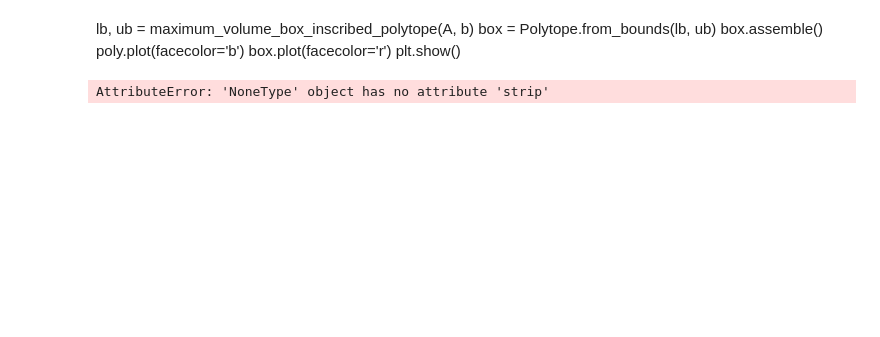
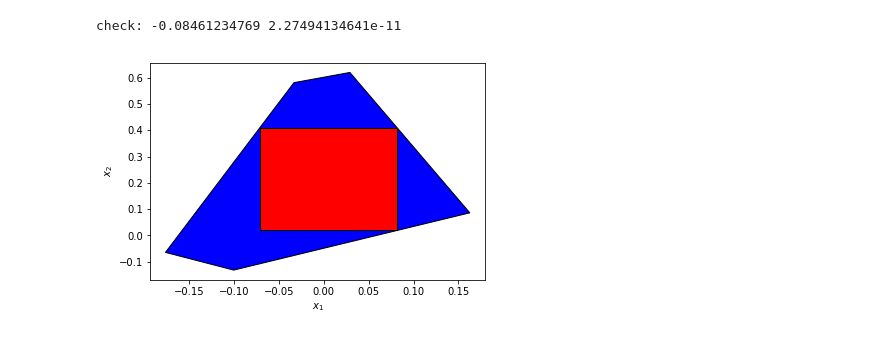
Before and after one commit to TobiaMarcucci/pympc, a Jupyter notebook: box_in_polytope.ipynb, the cells around one changed output. Drawn from its saved outputs; the diff is of its cells as text; code cells hidden in the pictures; blank space fills up the shorter version.

```diff
--- a/box_in_polytope.ipynb
+++ b/box_in_polytope.ipynb
@@ -42,23 +23,17 @@ def box_in_projection(A, b, residual_dimensions):
 # %%
-n_var = 20
-n_cons = 100
+n_var = 2
+n_cons = 10
 residual_dimensions = [0,1]
 A = np.random.randn(n_cons, n_var)
 b = np.random.rand(n_cons, 1)
 poly = Polytope(A, b).assemble()
-# %% [markdown]
-lb, ub = maximum_volume_box_inscribed_polytope(A, b)
-box = Polytope.from_bounds(lb, ub)
-box.assemble()
-poly.plot(facecolor='b')
-box.plot(facecolor='r')
-plt.show()
 # %%
-lb, ub = box_in_projection(A, b, residual_dimensions)
+lb, ub = maximum_volume_box_inscribed_polytope(A, b)
 box = Polytope.from_bounds(lb, ub)
 box.assemble()
 poly.plot(facecolor='b')
 box.plot(facecolor='r')
 plt.show()
 # %% [output]
-AttributeError: 'NoneType' object has no attribute 'strip'
+check: -0.08461234769 2.27494134641e-11
+[figure, added]
```
Also changed, not shown: parts of 3 cells of this notebook, 6 other files.
